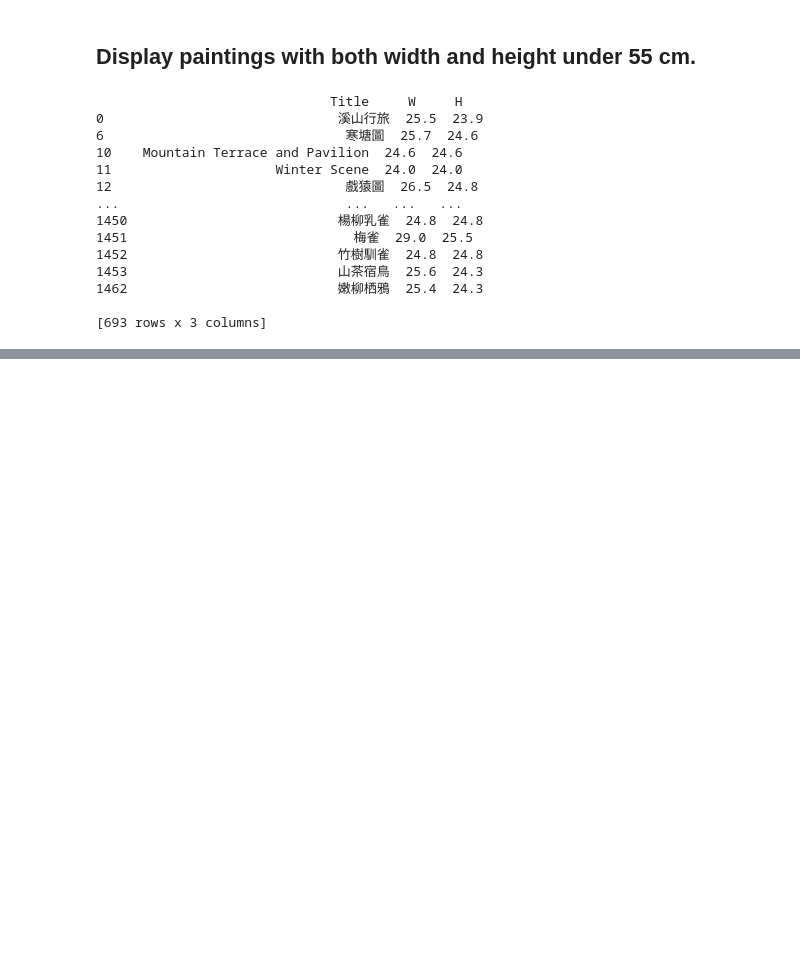
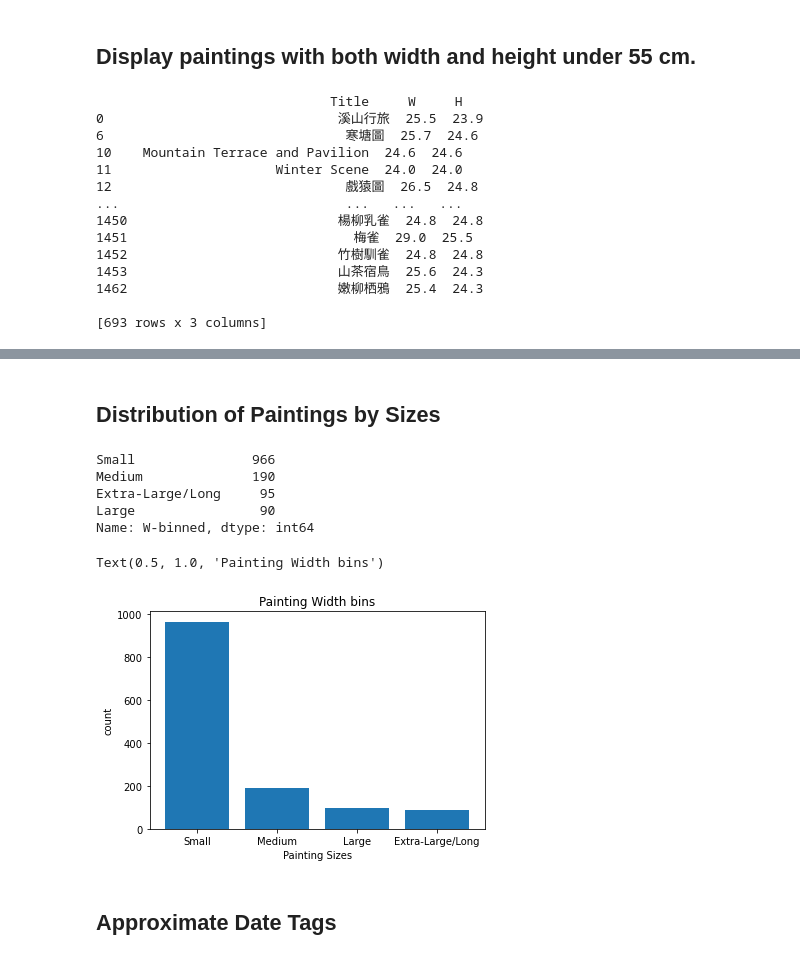
Before and after one commit to caomengge/Song-Dynasty-Paintings-Database, a Jupyter notebook: SongPaintingDatabaseShowCase.ipynb, the cells around one changed output, grey strips where cells are left out. Drawn from its saved outputs; the diff is of its cells as text; code cells hidden in the pictures; blank space fills up the shorter version.

```diff
--- a/SongPaintingDatabaseShowCase.ipynb
+++ b/SongPaintingDatabaseShowCase.ipynb
@@ -94,0 +84,7 @@ max    1463.000000   54.100000   54.900000  2455.200000
+# %%
+# 55 cm is one standardized silk-width
+
+bins = (min(df['W']),55, 110, 220, max(df['W']))
+group_names = ['Small', 'Medium', 'Large', 'Extra-Large/Long']
+df['W-binned'] = pd.cut(df['W'], bins, labels=group_names, include_lowest=True )
+df[['Title','W','W-binned']].head(20)
@@ -94,0 +109,25 @@ max    1463.000000   54.100000   54.900000  2455.200000
+# %% [markdown]
+## Distribution of Paintings by Sizes
+# %%
+df["W-binned"].value_counts()
+# %% [output]
+Small               966
+Medium              190
+Extra-Large/Long     95
+Large                90
+Name: W-binned, dtype: int64
+# %%
+%matplotlib inline
+import matplotlib as plt
+from matplotlib import pyplot
+pyplot.bar(group_names, df["W-binned"].value_counts())
+
+# set x/y labels and plot title
+plt.pyplot.xlabel("Painting Sizes")
+plt.pyplot.ylabel("count")
+plt.pyplot.title("Painting Width bins")
+# %% [output]
+Text(0.5, 1.0, 'Painting Width bins')
+[figure, added]
+# %% [markdown]
+## Approximate Date Tags
```
Also changed, not shown: parts of 13 cells of this notebook.
